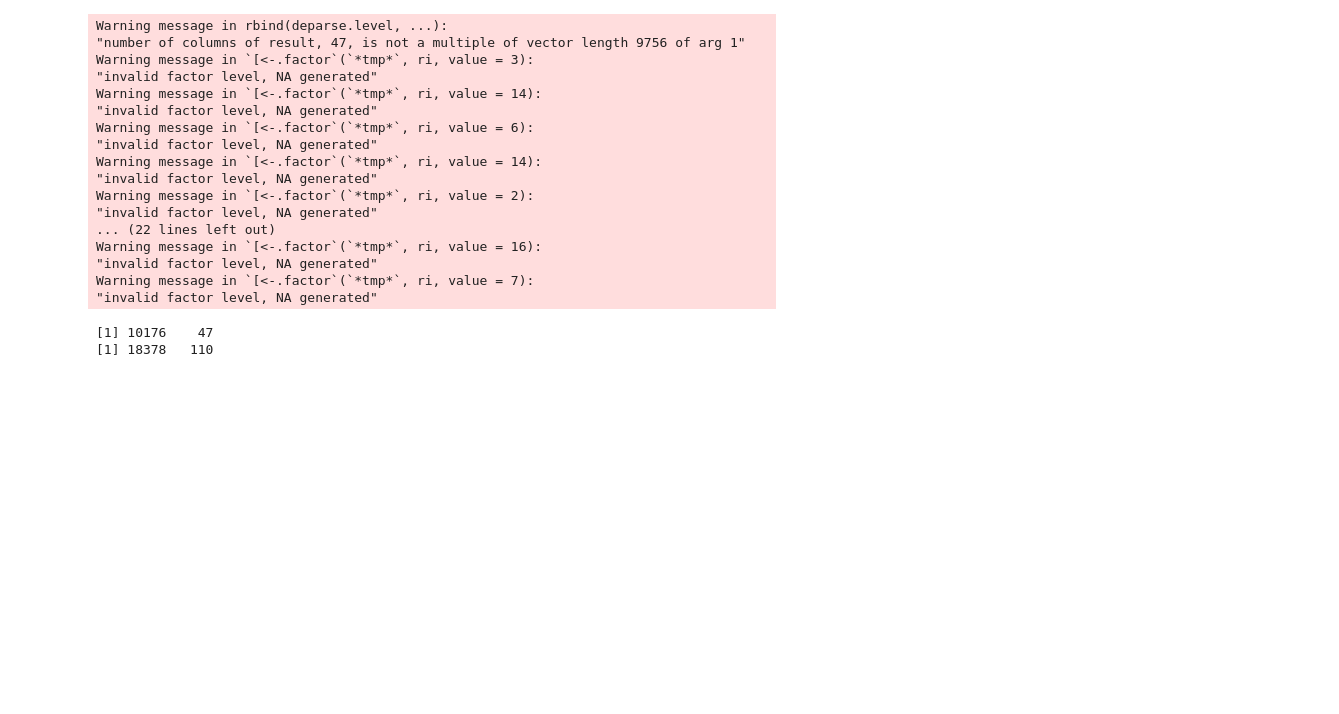
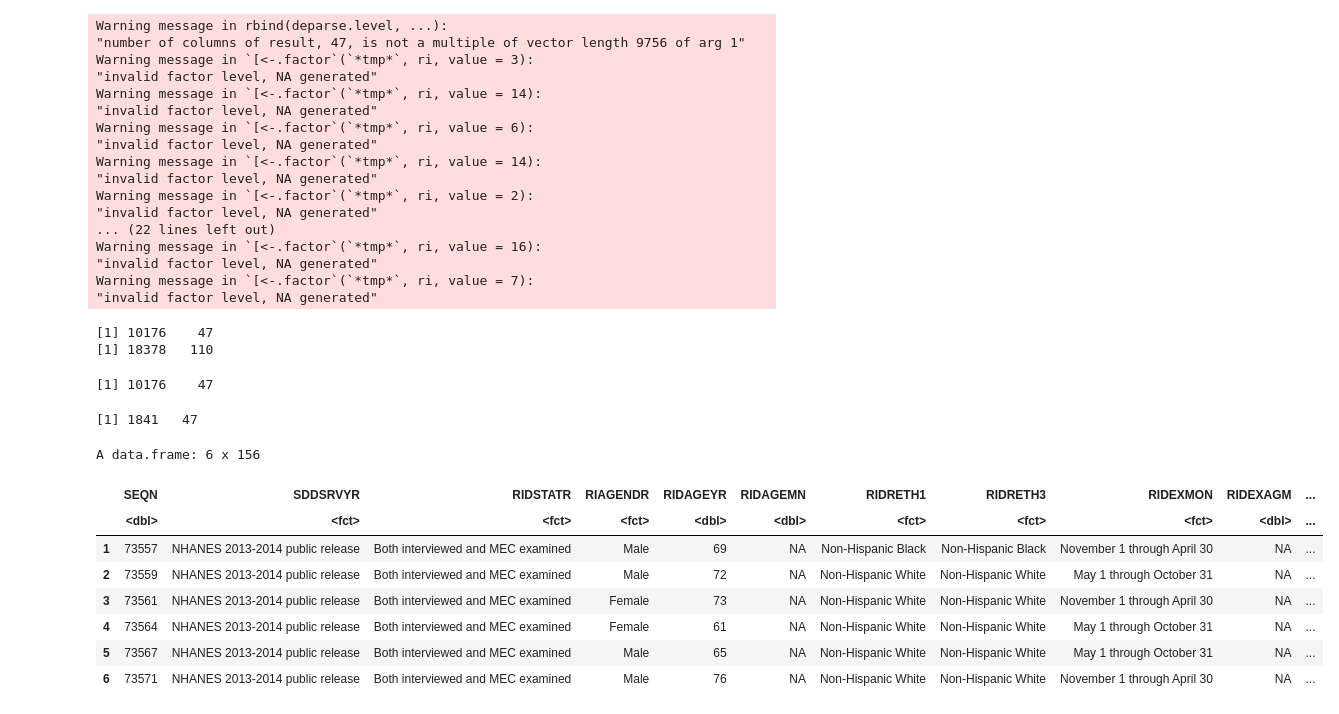
Before and after one commit to silvano315/Med-Physics, a Jupyter notebook: notebooks/NHANES_analysis.ipynb, the cells around one changed output. Saved outputs shown, nothing was run; the diff lists cells and outputs as text; code cells hidden in the pictures; blank space fills up the shorter version.

```diff
--- a/notebooks/NHANES_analysis.ipynb
+++ b/notebooks/NHANES_analysis.ipynb
@@ -462,3 +464,30 @@ print(dim(oral))
 # %% [output]
 [1] 10176    47
 [1] 18378   110
+# %%
+demo_60 <- subset(demo, RIDAGEYR >= 60)
+dim(demo)
+dim(demo_60)
+# %% [output]
+[1] 10176    47
+[1] 1841   47
+# %%
+# Filter age >= 60
+
+#data <- demo %>%
+#  filter(RIDAGEYR >= 60) %>%
+#  left_join(oral, by = 'SEQN')
+
+data <- merge(subset(demo, RIDAGEYR >= 60), oral, by = 'SEQN', all.x = TRUE)
+
+head(data)
+# %% [output]
+A data.frame: 6 x 156
+|  | SEQN | SDDSRVYR | RIDSTATR | RIAGENDR | RIDAGEYR | RIDAGEMN | RIDRETH1 | RIDRETH3 | RIDEXMON | RIDEXAGM | ... |
+|  | <dbl> | <fct> | <fct> | <fct> | <dbl> | <dbl> | <fct> | <fct> | <fct> | <dbl> | ... |
+| 1 | 73557 | NHANES 2013-2014 public release | Both interviewed and MEC examined | Male | 69 | NA | Non-Hispanic Black | Non-Hispanic Black | November 1 through April 30 | NA | ... |
+| 2 | 73559 | NHANES 2013-2014 public release | Both interviewed and MEC examined | Male | 72 | NA | Non-Hispanic White | Non-Hispanic White | May 1 through October 31 | NA | ... |
+| 3 | 73561 | NHANES 2013-2014 public release | Both interviewed and MEC examined | Female | 73 | NA | Non-Hispanic White | Non-Hispanic White | November 1 through April 30 | NA | ... |
+| 4 | 73564 | NHANES 2013-2014 public release | Both interviewed and MEC examined | Female | 61 | NA | Non-Hispanic White | Non-Hispanic White | May 1 through October 31 | NA | ... |
+| 5 | 73567 | NHANES 2013-2014 public release | Both interviewed and MEC examined | Male | 65 | NA | Non-Hispanic White | Non-Hispanic White | May 1 through October 31 | NA | ... |
+| 6 | 73571 | NHANES 2013-2014 public release | Both interviewed and MEC examined | Male | 76 | NA | Non-Hispanic White | Non-Hispanic White | November 1 through April 30 | NA | ... |
```
Also changed, not shown: parts of 7 cells of this notebook.
